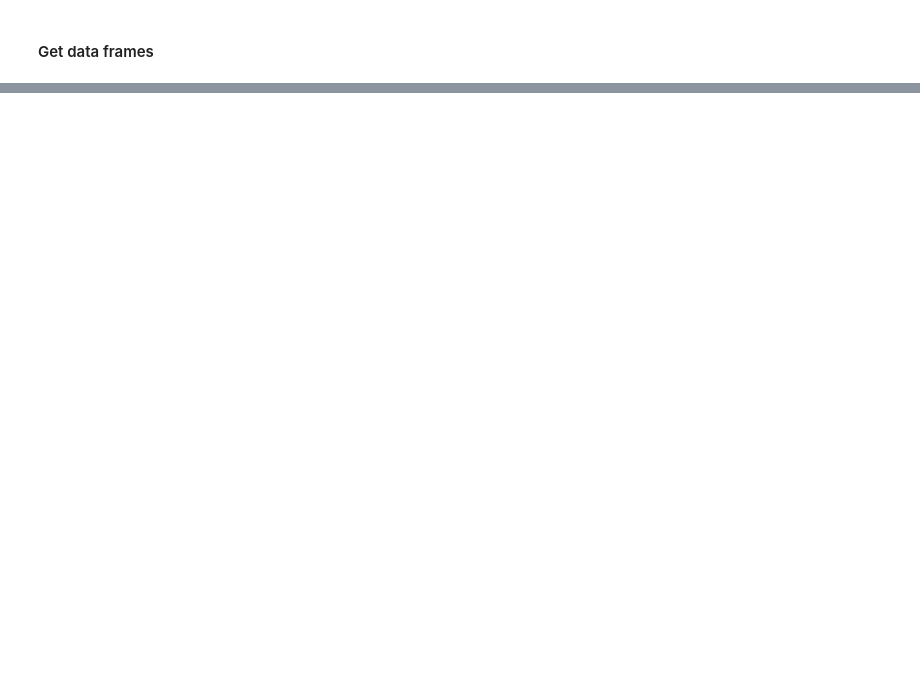
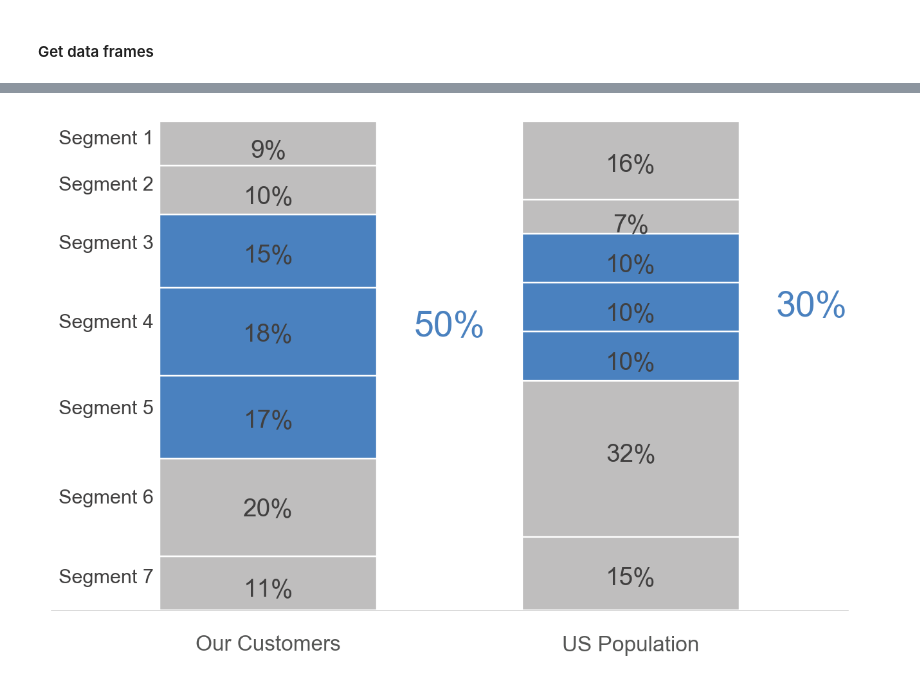
Before and after one commit to steed360/Data-Wrangling-And-Visualisation-Toolkits, a Jupyter notebook: Data Visualisation/Plotnine/3_Stacked_Bar_Telling_Colours.ipynb, the cells around one changed output, grey strips where cells are left out. Saved outputs shown, nothing was run; the diff lists cells and outputs as text; code cells hidden in the pictures; blank space fills up the shorter version.

Commit message:
chart 3 mostly done

```diff
--- a/Data Visualisation/Plotnine/3_Stacked_Bar_Telling_Colours.ipynb
+++ b/Data Visualisation/Plotnine/3_Stacked_Bar_Telling_Colours.ipynb
@@ -58,0 +52,12 @@ df_offer.columns = ['x', 'y']
+# %%
+# Unpivot population and customers into one column (value)
+
+
+df = pd.melt (df.reset_index(), id_vars = 'Segment',
+         value_vars = ['US Population', 'Our Customers'],
+         value_name='value', var_name='Population' )
+
+df.head(5)
+
+
+# quick hack
@@ -59,3 +71,5 @@ df_offer.columns = ['x', 'y']
+# %%
+df['Segment_lab'] = df.Segment + '                     '
 # %%
 def SWD_style ():
 
@@ -68,7 +82,7 @@ def SWD_style ():
       panel_grid_major = element_blank(),
       panel_grid_minor = element_blank(),
 
-      axis_line = element_line(size = .1, color = GRAY9),
+      axis_line = element_line(size = .2, color = GRAY9),
       axis_text = element_text(color = GRAY3, size = 12),
 
       #axis.ticks.x = element_line(size = 0.5, color = GRAY9),
@@ -137,0 +111,43 @@ fig.savefig ( 'Plots/2_waffle_chart')
+# %%
+# theme adjustments
+t = theme(
+
+          # Overrides
+          #axis_line     = element_blank(),
+          axis_line_y = element_blank(),
+
+          axis_title_x  = element_blank(),
+          #axis_text_x  = element_blank(),
+
+          axis_title_y  = element_blank(),  # nb this will be x
+          axis_text_y   = element_blank(),
+
+          # Chuck out grid lines
+          panel_grid_major_y=element_blank(),
+          #panel_background=element_blank(),
+          #panel_border = element_rect(colour = "black",  fill=None, size=4)
+)
+fig = (
+ggplot(df, aes(x = 'Population', y ='value', fill = 'Segment'))   +\
+       geom_col(position = "stack", color = "white", width = .6)  +\
+       scale_fill_manual(guide = False, values = [GRAY9,GRAY9,BLUE2,BLUE2,BLUE2,GRAY9,GRAY9]) +\
+       SWD_style() +\
+       t +\
+       scale_y_continuous(expand = [0,0]) +\
+       geom_text( mapping=aes( x='Population',  label=('value*100') ),
+                  color = GRAY2, size = 14, va="top",
+                  position =  position_stack (vjust = 0.6)  ,format_string='{:.0f}%' )  +\
+       geom_text(  data = df[df.Population == "Our Customers"],
+          position = position_stack(vjust = .6), mapping=aes(label =  'Segment_lab' )  , ha='right', color=GRAY2 ) +\
+       geom_label( x=1.50, y = 0.38+0.2, label='50%', color=BLUE2, fill="white",  boxcolor='none', size=20) +\
+       geom_label( x=2.50, y = 0.42+0.2, label='30%', color=BLUE2, fill="white",  boxcolor='none', size=20)
+
+).draw(show=False, return_ggplot=False)
+
+
+fig.dpi = 200
+width_in = 8
+fig.set_size_inches(width_in , width_in/1.62)
+fig.savefig ( 'Plots/3_stacked_comparison')
+# %% [output]
+[figure, added]
```
Also changed, not shown: parts of 5 cells of this notebook, 1 other file.
